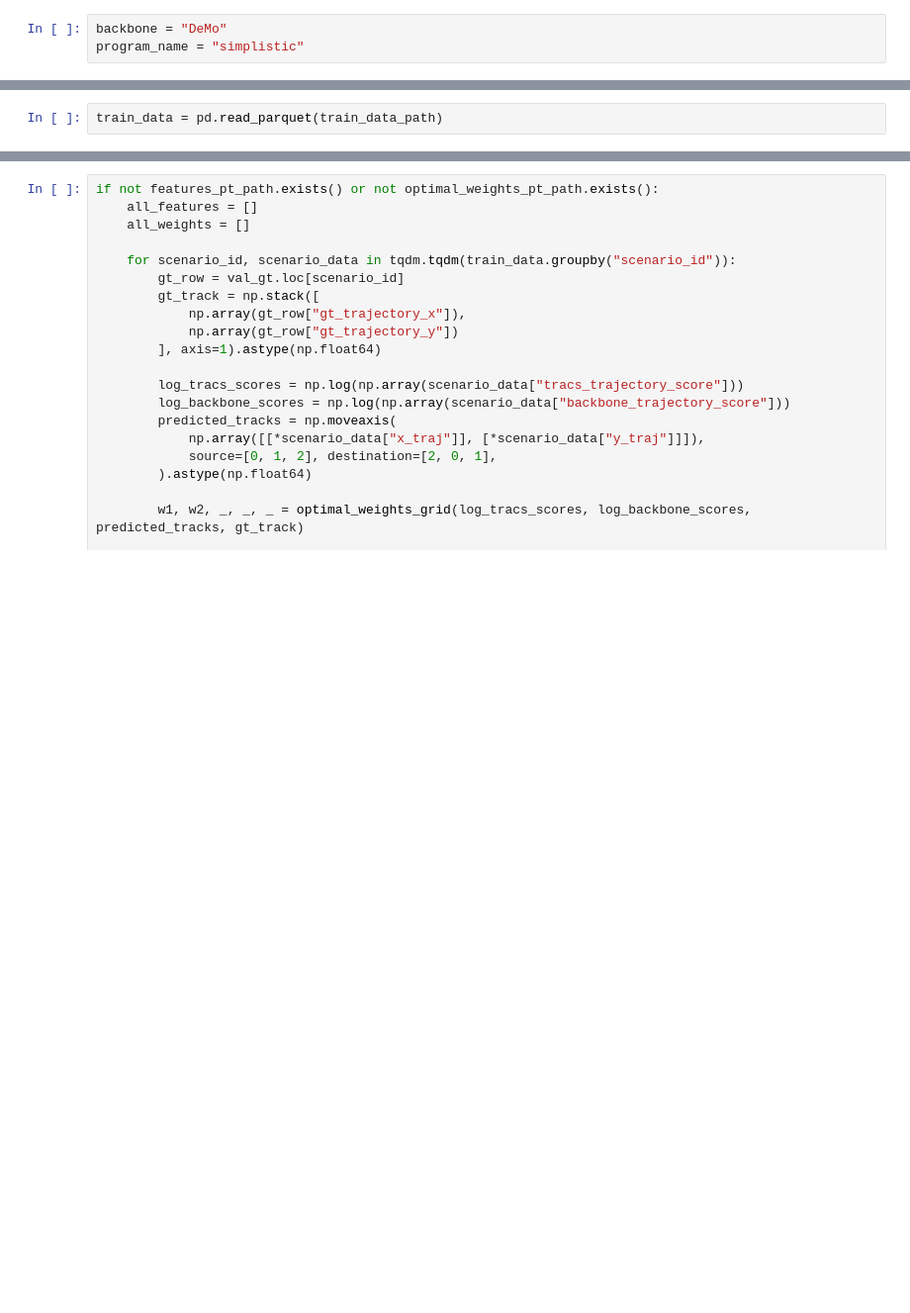
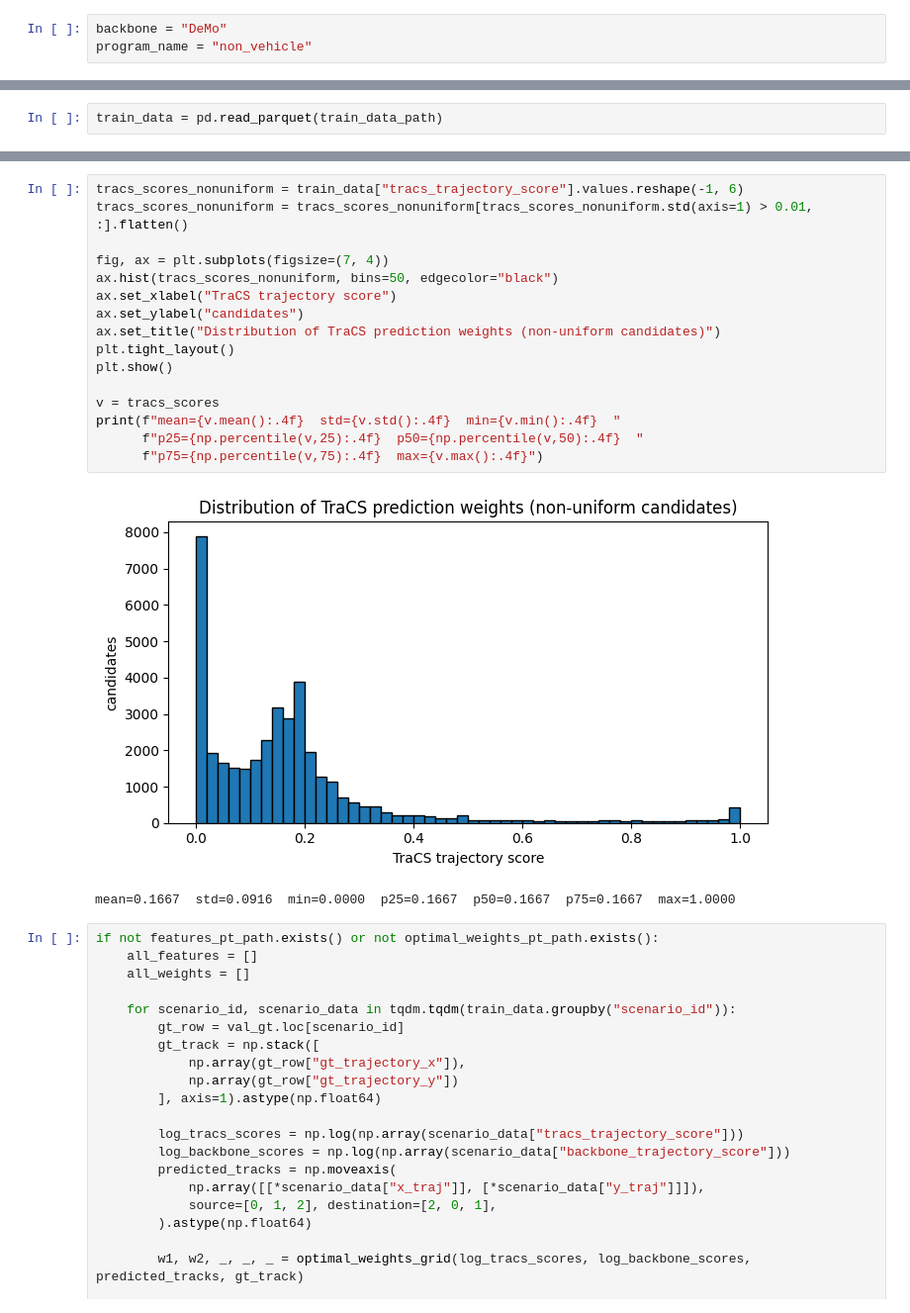
Before and after one commit to simon-kohaut/TraCS, a Jupyter notebook: examples/tracs_train.ipynb, the cells around one changed output, grey strips where cells are left out. Shown at 99% size. Cells and saved outputs as stored; diff of their text form; blank space fills up the shorter version.

Commit message:
Basic eval in tracs_train

```diff
--- a/examples/tracs_train.ipynb
+++ b/examples/tracs_train.ipynb
@@ -15,7 +15,7 @@ from torch import nn
 ## Load data
 # %%
 backbone = "DeMo"
-program_name = "simplistic"
+program_name = "non_vehicle"
 # %%
 data_root = Path("../data")
 val_ground_truth_path = data_root / "av2" / "val_ground_truth.parquet"
@@ -129,3 +134,22 @@ print(f"mean={v.mean():.4f}  std={v.std():.4f}  min={v.min():.4f}  "
+# %%
+tracs_scores_nonuniform = train_data["tracs_trajectory_score"].values.reshape(-1, 6)
+tracs_scores_nonuniform = tracs_scores_nonuniform[tracs_scores_nonuniform.std(axis=1) > 0.01, :].flatten()
+
+fig, ax = plt.subplots(figsize=(7, 4))
+ax.hist(tracs_scores_nonuniform, bins=50, edgecolor="black")
+ax.set_xlabel("TraCS trajectory score")
+ax.set_ylabel("candidates")
+ax.set_title("Distribution of TraCS prediction weights (non-uniform candidates)")
+plt.tight_layout()
+plt.show()
+
+v = tracs_scores
+print(f"mean={v.mean():.4f}  std={v.std():.4f}  min={v.min():.4f}  "
+      f"p25={np.percentile(v,25):.4f}  p50={np.percentile(v,50):.4f}  "
+      f"p75={np.percentile(v,75):.4f}  max={v.max():.4f}")
+# %% [output]
+[figure, added]
+mean=0.1667  std=0.0916  min=0.0000  p25=0.1667  p50=0.1667  p75=0.1667  max=1.0000
 # %%
 if not features_pt_path.exists() or not optimal_weights_pt_path.exists():
     all_features = []
```
Also changed, not shown: parts of 7 cells of this notebook.
